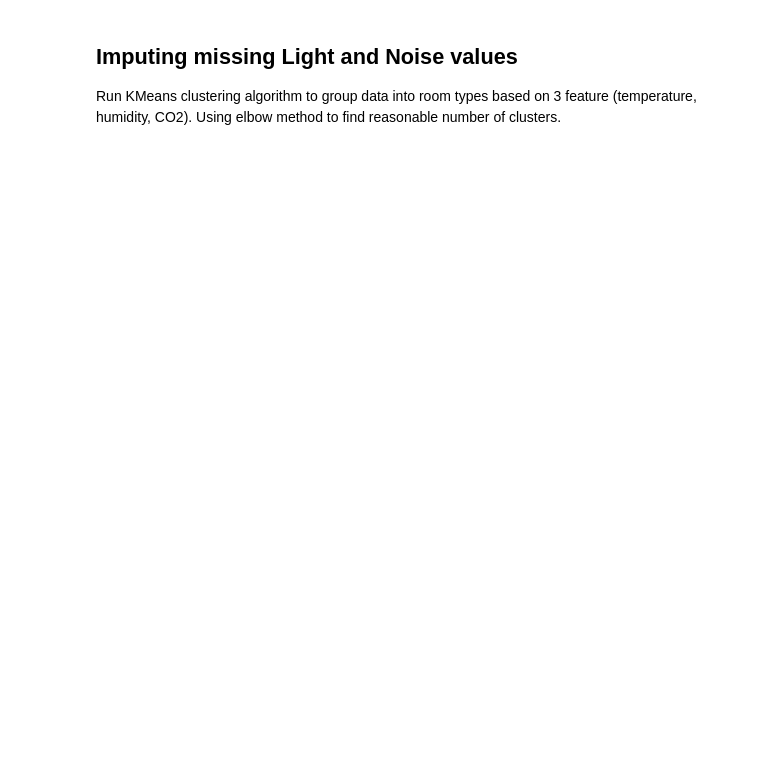
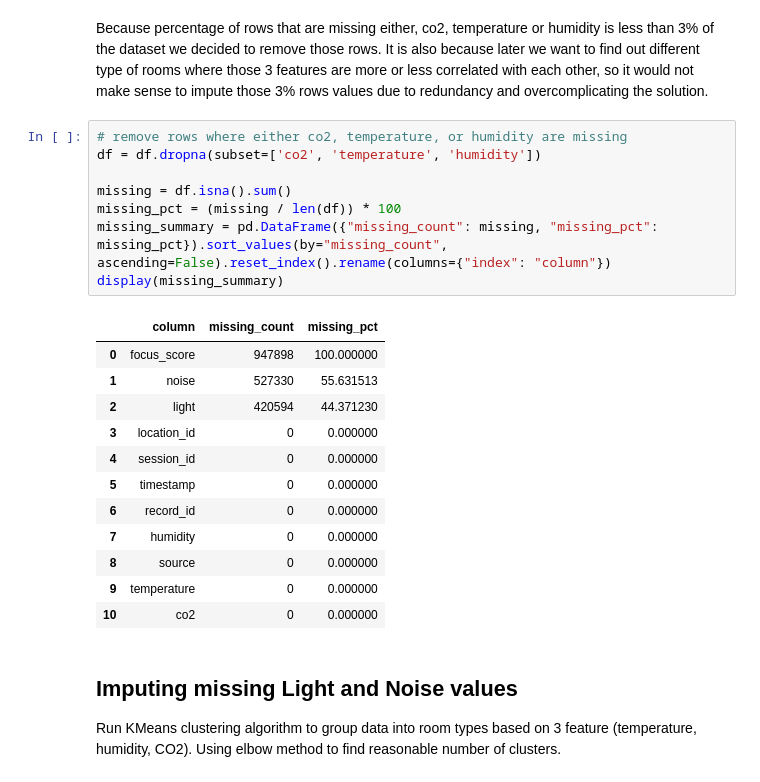
Before and after one commit to SEP4Real/SEP4, a Jupyter notebook: MAL/notebooks/data_related/full_mock_data_analysis.ipynb, the cells around one changed output. Cells and saved outputs as stored; diff of their text form; blank space fills up the shorter version.

```diff
--- a/MAL/notebooks/data_related/full_mock_data_analysis.ipynb
+++ b/MAL/notebooks/data_related/full_mock_data_analysis.ipynb
@@ -1,3 +56,26 @@
+# %% [markdown]
+Because percentage of rows that are missing either, co2, temperature or humidity is less than 3% of the dataset we decided to remove those rows. It is also because later we want to find out different type of rooms where those 3 features are more or less correlated with each other, so it would not make sense to impute those 3% rows values due to redundancy and overcomplicating the solution.
+# %%
+# remove rows where either co2, temperature, or humidity are missing
+df = df.dropna(subset=['co2', 'temperature', 'humidity'])
+
+missing = df.isna().sum()
+missing_pct = (missing / len(df)) * 100
+missing_summary = pd.DataFrame({"missing_count": missing, "missing_pct": missing_pct}).sort_values(by="missing_count", ascending=False).reset_index().rename(columns={"index": "column"})
+display(missing_summary)
+# %% [output]
+|  | column | missing_count | missing_pct |
+| 0 | focus_score | 947898 | 100.000000 |
+| 1 | noise | 527330 | 55.631513 |
+| 2 | light | 420594 | 44.371230 |
+| 3 | location_id | 0 | 0.000000 |
+| 4 | session_id | 0 | 0.000000 |
+| 5 | timestamp | 0 | 0.000000 |
+| 6 | record_id | 0 | 0.000000 |
+| 7 | humidity | 0 | 0.000000 |
+| 8 | source | 0 | 0.000000 |
+| 9 | temperature | 0 | 0.000000 |
+| 10 | co2 | 0 | 0.000000 |
 # %% [markdown]
 ## Imputing missing Light and Noise values
 Run KMeans clustering algorithm to group data into room types based on 3 feature (temperature, humidity, CO2). Using elbow method to find reasonable number of clusters.
```
Also changed, not shown: parts of 10 cells of this notebook, 2 other files.
